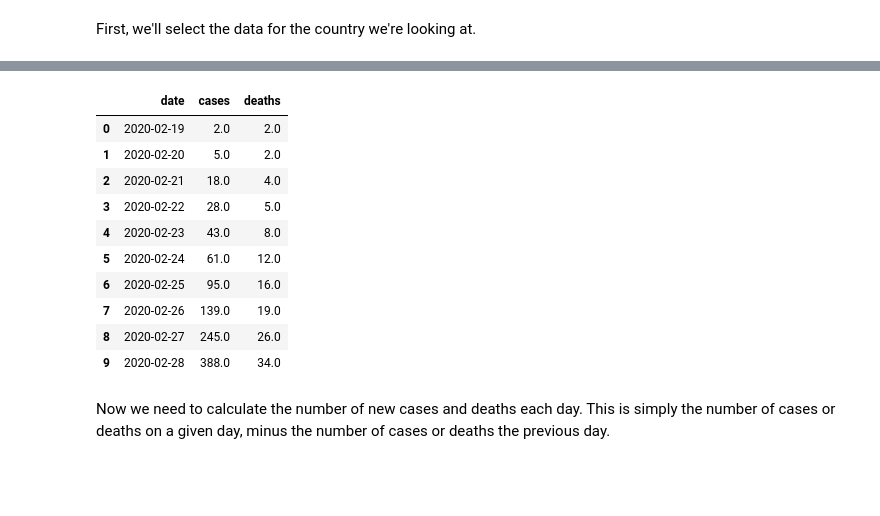
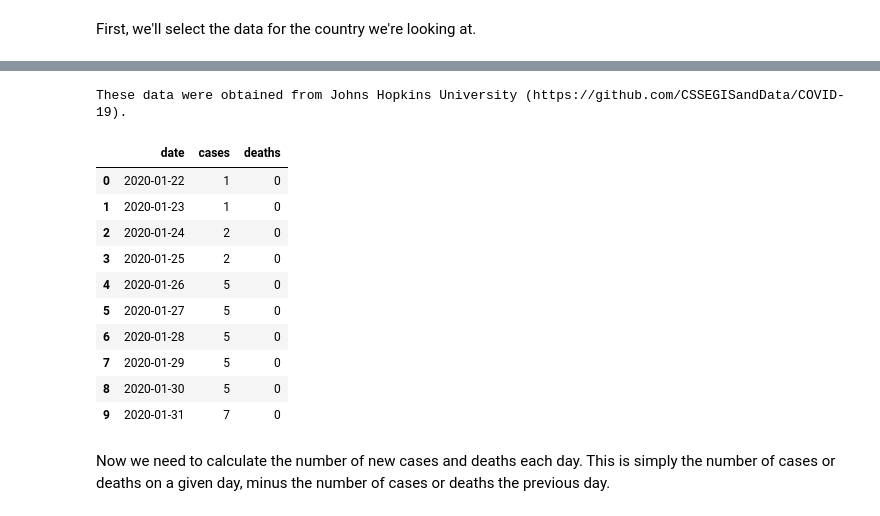
Before and after one commit to PayneLab/covid19pandas, a Jupyter notebook: docs/tutorial4_graph_daily_cases_and_fatalities.ipynb, the cells around one changed output, grey strips where cells are left out. Drawn from its saved outputs; the diff is of its cells as text; code cells hidden in the pictures; blank space fills up the shorter version.

```diff
--- a/docs/tutorial4_graph_daily_cases_and_fatalities.ipynb
+++ b/docs/tutorial4_graph_daily_cases_and_fatalities.ipynb
@@ -13,7 +13,7 @@ import datetime
 # %% [markdown]
 First, we'll select the data for the country we're looking at.
 # %%
-country = "Iran"
+country = "US"
 
 data = cod.get_data_jhu(data_type="all")
 data = data.drop(columns="recovered") # Not using for this plot
@@ -27,14 +27,15 @@ These data were obtained from Johns Hopkins University (https://github.com/CSSEG
+These data were obtained from Johns Hopkins University (https://github.com/CSSEGISandData/COVID-19).
 |  | date | cases | deaths |
-| 0 | 2020-02-19 | 2.0 | 2.0 |
-| 1 | 2020-02-20 | 5.0 | 2.0 |
-| 2 | 2020-02-21 | 18.0 | 4.0 |
-| 3 | 2020-02-22 | 28.0 | 5.0 |
-| 4 | 2020-02-23 | 43.0 | 8.0 |
-| 5 | 2020-02-24 | 61.0 | 12.0 |
-| 6 | 2020-02-25 | 95.0 | 16.0 |
-| 7 | 2020-02-26 | 139.0 | 19.0 |
-| 8 | 2020-02-27 | 245.0 | 26.0 |
-| 9 | 2020-02-28 | 388.0 | 34.0 |
+| 0 | 2020-01-22 | 1 | 0 |
+| 1 | 2020-01-23 | 1 | 0 |
+| 2 | 2020-01-24 | 2 | 0 |
+| 3 | 2020-01-25 | 2 | 0 |
+| 4 | 2020-01-26 | 5 | 0 |
+| 5 | 2020-01-27 | 5 | 0 |
+| 6 | 2020-01-28 | 5 | 0 |
+| 7 | 2020-01-29 | 5 | 0 |
+| 8 | 2020-01-30 | 5 | 0 |
+| 9 | 2020-01-31 | 7 | 0 |
 # %% [markdown]
 Now we need to calculate the number of new cases and deaths each day. This is simply the number of cases or deaths on a given day, minus the number of cases or deaths the previous day.
 # %%
```
Also changed, not shown: parts of 4 cells of this notebook, 6 other files.
